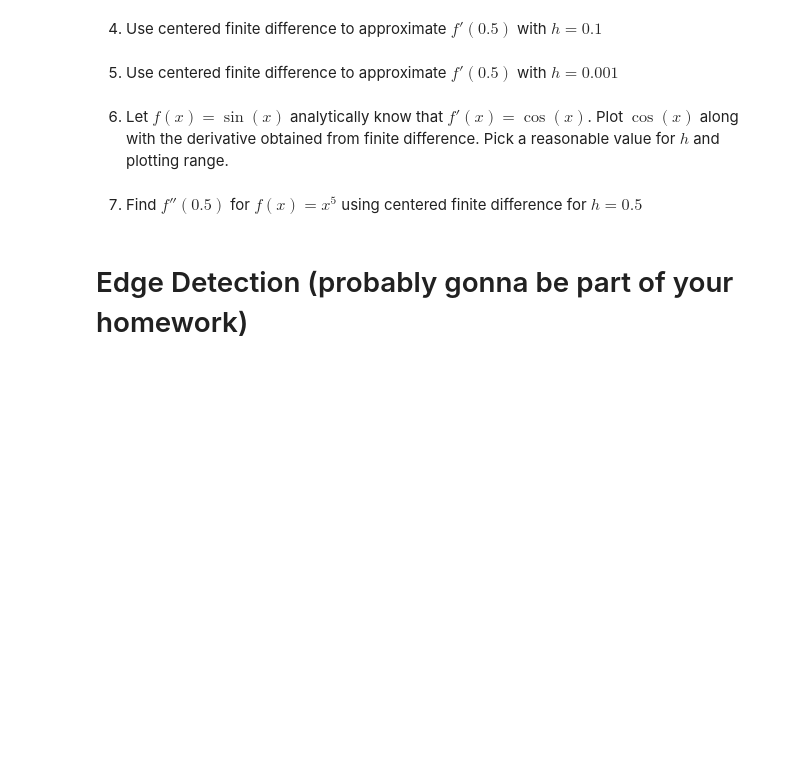
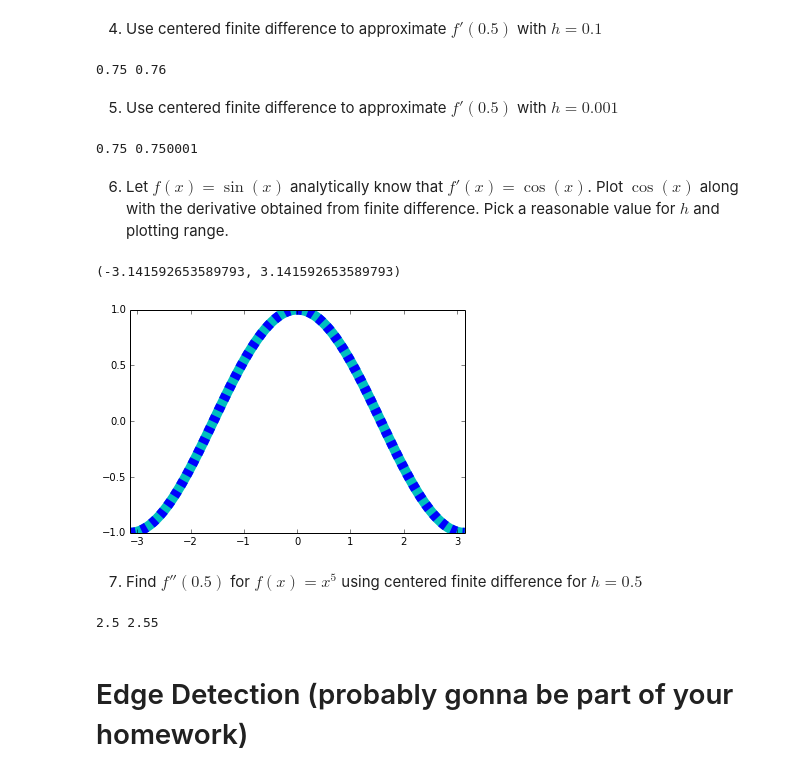
Before and after one commit to KongsakTi/NumMeth, a Jupyter notebook: Week03/03 Convergence and Finding Derivative-Template.ipynb, the cells around one changed output. Drawn from its saved outputs; the diff is of its cells as text; code cells hidden in the pictures; blank space fills up the shorter version.

```diff
--- a/Week03/03 Convergence and Finding Derivative-Template.ipynb
+++ b/Week03/03 Convergence and Finding Derivative-Template.ipynb
@@ -170,3 +170,11 @@ plt.plot(np.array(Ei[2:])/np.array(Ei[1:][:-1]))
 ## Numerical Derivative
 # %% [markdown]
 1) Let $f(x) = x^3$ analytically calculate $f'(0.5)$.
+# %%
+def f(x):
+    return x**3
+
+def fdx(x):
+    return 3 * x**2
+
+print fdx(0.5), (f(0.5 + 1e-6) - f(0.5))/1e-6
@@ -176,12 +190,62 @@ plt.plot(np.array(Ei[2:])/np.array(Ei[1:][:-1]))
 3) Use forward finite difference to approximate $f'(0.5)$ with $h=0.001$
 # %% [markdown]
 4) Use centered finite difference to approximate $f'(0.5)$ with $h=0.1$
+# %%
+def cenDif(x, h):
+    return (f(x + h) - f(x - h))/(2. * h)
+# %%
+print fdx(0.5), cenDif(0.5, 1e-1)
+# %% [output]
+0.75 0.76
 # %% [markdown]
 5) Use centered finite difference to approximate $f'(0.5)$ with $h=0.001$
+# %%
+print fdx(0.5), cenDif(0.5, 1e-3)
+# %% [output]
+0.75 0.750001
 # %% [markdown]
 6) Let $f(x) = \sin(x)$ analytically know that $f'(x)=\cos(x)$. Plot $\cos(x)$ along with the derivative obtained from finite difference. Pick a reasonable value for $h$ and plotting range.
+# %%
+def f(x):
+    return np.sin(x)
+
+def fdx(x):
+    return np.cos(x)
+
+def cenDif(x, h):
+    return (f(x + h) - f(x - h))/(2. * h)
+
+h = 1e-10
+xs = np.linspace(-np.pi, np.pi, 100)
+ys = cenDif(xs, h)
+
+plt.plot(xs, ys, c='c', lw=10)
+plt.plot(xs, fdx(xs), c='b', ls='--', lw=10)
+plt.ylim(-1, 1)
+plt.xlim(-np.pi, np.pi)
+# %% [output]
+(-3.141592653589793, 3.141592653589793)
+[figure, added]
 # %% [markdown]
 7) Find $f''(0.5)$ for $f(x) = x^5$ using centered finite difference for $h=0.5$
+# %%
+def f(x):
+    return x**5
+# def fdx(x):
+#     return 5 * x**4
+
+def fdxdx(x):
+    return 20 * x**3
+
+def cenDif(x, h):
+    return (f(x + h) - f(x - h))/(2. * h)
+
+def cenDifDif(x, h):
+    return (cenDif(x + h, h) - cenDif(x - h, h))/(2. * h)
+
+print fdxdx(0.5), cenDifDif(0.5, 0.05)
+# %% [output]
+2.5 2.55
 # %% [markdown]
 # Edge Detection (probably gonna be part of your homework)
 # %% [markdown]
```
Also changed, not shown: parts of 8 cells of this notebook, 3 other files.
